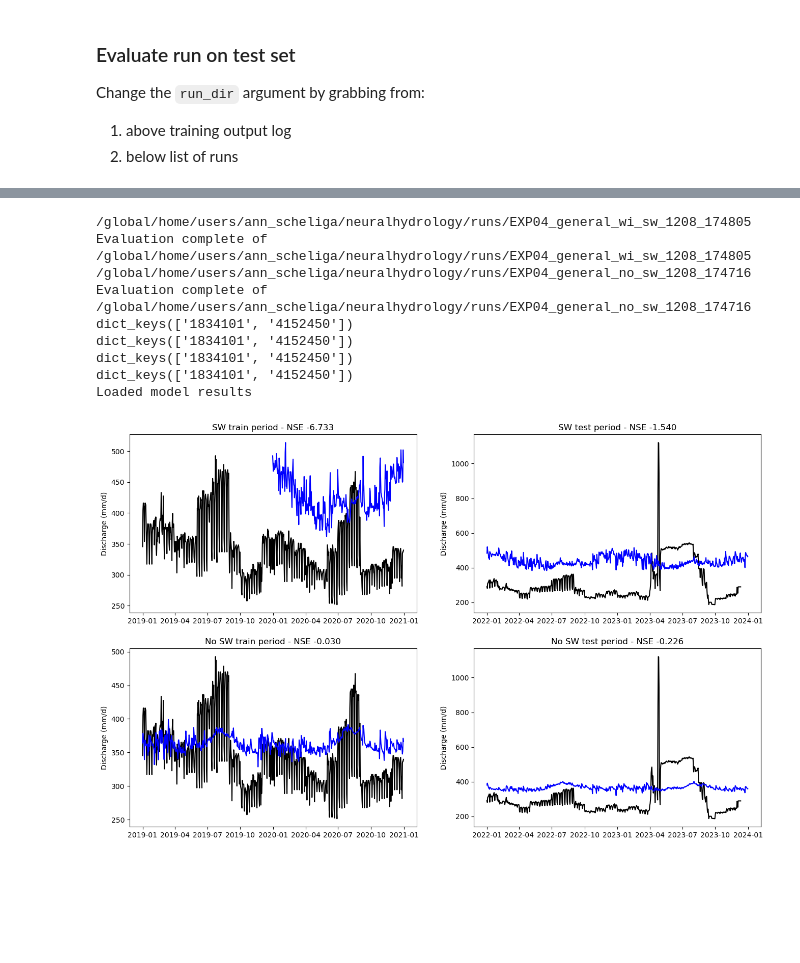
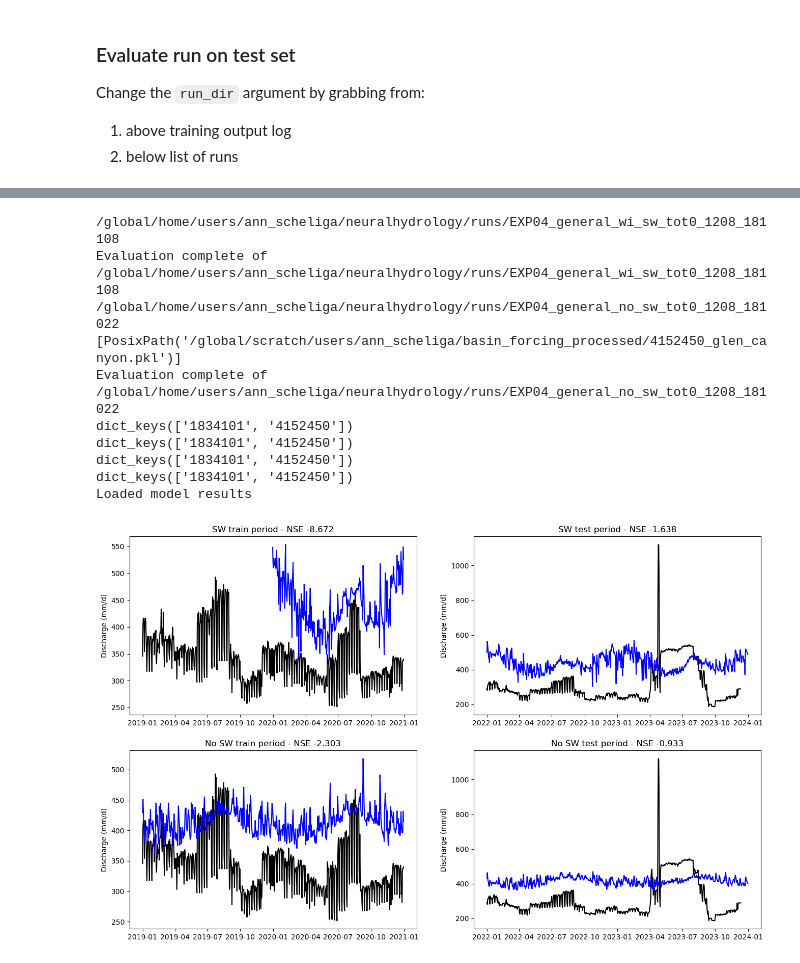
Before and after one commit to ascheliga/neuralhydrology, a Jupyter notebook: cygnss_models/EXP04_general/base_case.ipynb, the cells around one changed output, grey strips where cells are left out. Saved outputs shown, nothing was run; the diff lists cells and outputs as text; code cells hidden in the pictures; blank space fills up the shorter version.

```diff
--- a/cygnss_models/EXP04_general/base_case.ipynb
+++ b/cygnss_models/EXP04_general/base_case.ipynb
@@ -26,17 +29,18 @@ exp_runs
 # %%
-cbr_powell_metrics = eval_wrapper.quick_eval(fp_no_sw='EXP04_general_no_sw_1208_174716',
-    fp_wi_sw='EXP04_general_wi_sw_1208_174805',
+cbr_powell_tot_metrics = eval_wrapper.quick_eval(fp_no_sw='EXP04_general_no_sw_tot0_1208_181022',
+    fp_wi_sw='EXP04_general_wi_sw_tot0_1208_181108',
     run_dir = all_runs_dir,
     basin_key = '4152450')
 # %% [output]
-/global/home/users/ann_scheliga/neuralhydrology/runs/EXP04_general_wi_sw_1208_174805
-Evaluation complete of /global/home/users/ann_scheliga/neuralhydrology/runs/EXP04_general_wi_sw_1208_174805
-/global/home/users/ann_scheliga/neuralhydrology/runs/EXP04_general_no_sw_1208_174716
-Evaluation complete of /global/home/users/ann_scheliga/neuralhydrology/runs/EXP04_general_no_sw_1208_174716
+/global/home/users/ann_scheliga/neuralhydrology/runs/EXP04_general_wi_sw_tot0_1208_181108
+Evaluation complete of /global/home/users/ann_scheliga/neuralhydrology/runs/EXP04_general_wi_sw_tot0_1208_181108
+/global/home/users/ann_scheliga/neuralhydrology/runs/EXP04_general_no_sw_tot0_1208_181022
+[PosixPath('/global/scratch/users/ann_scheliga/basin_forcing_processed/4152450_glen_canyon.pkl')]
+Evaluation complete of /global/home/users/ann_scheliga/neuralhydrology/runs/EXP04_general_no_sw_tot0_1208_181022
 dict_keys(['1834101', '4152450'])
 dict_keys(['1834101', '4152450'])
 dict_keys(['1834101', '4152450'])
 dict_keys(['1834101', '4152450'])
 Loaded model results
-[figure, old version]
+[figure, new version]
 # %%
```
Also changed, not shown: parts of 4 cells of this notebook, 5 other files.
